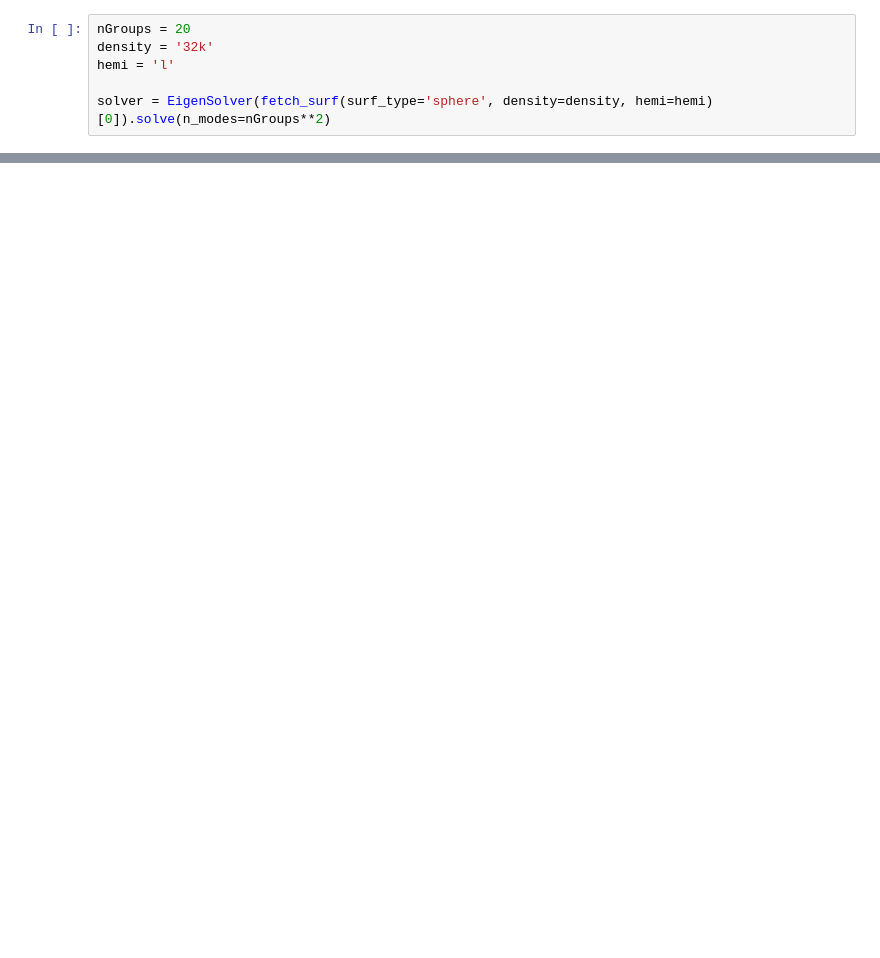
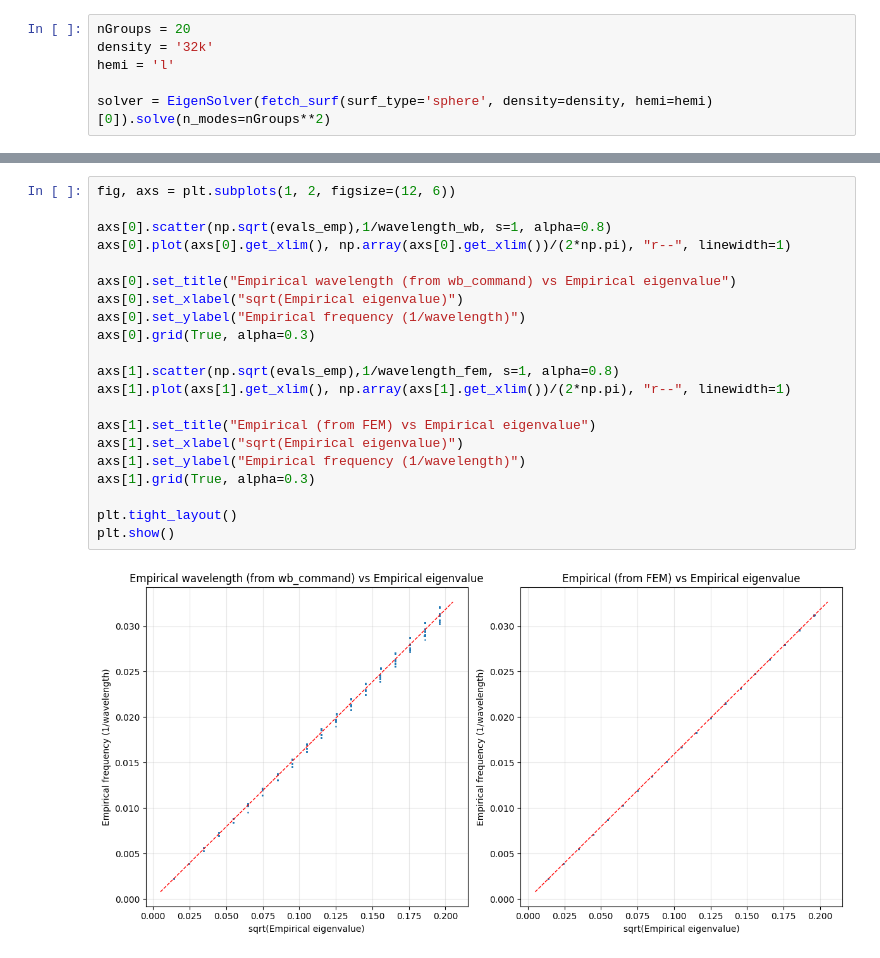
Before and after one commit to magnesium2400/neuromodes, a Jupyter notebook: docs/validation/mesh-estimate_fwhm-evals.ipynb, the cells around one changed output, grey strips where cells are left out. Drawn from its saved outputs; the diff is of its cells as text; blank space fills up the shorter version.

```diff
--- a/docs/validation/mesh-estimate_fwhm-evals.ipynb
+++ b/docs/validation/mesh-estimate_fwhm-evals.ipynb
@@ -45,0 +61,23 @@ plt.show()
+# %%
+fig, axs = plt.subplots(1, 2, figsize=(12, 6))
+
+axs[0].scatter(np.sqrt(evals_emp),1/wavelength_wb, s=1, alpha=0.8)
+axs[0].plot(axs[0].get_xlim(), np.array(axs[0].get_xlim())/(2*np.pi), "r--", linewidth=1)
+
+axs[0].set_title("Empirical wavelength (from wb_command) vs Empirical eigenvalue")
+axs[0].set_xlabel("sqrt(Empirical eigenvalue)")
+axs[0].set_ylabel("Empirical frequency (1/wavelength)")
+axs[0].grid(True, alpha=0.3)
+
+axs[1].scatter(np.sqrt(evals_emp),1/wavelength_fem, s=1, alpha=0.8)
+axs[1].plot(axs[1].get_xlim(), np.array(axs[1].get_xlim())/(2*np.pi), "r--", linewidth=1)
+
+axs[1].set_title("Empirical (from FEM) vs Empirical eigenvalue")
+axs[1].set_xlabel("sqrt(Empirical eigenvalue)")
+axs[1].set_ylabel("Empirical frequency (1/wavelength)")
+axs[1].grid(True, alpha=0.3)
+
+plt.tight_layout()
+plt.show()
+# %% [output]
+[figure, added]
```
Also changed, not shown: parts of 5 cells of this notebook, 1 other file.
